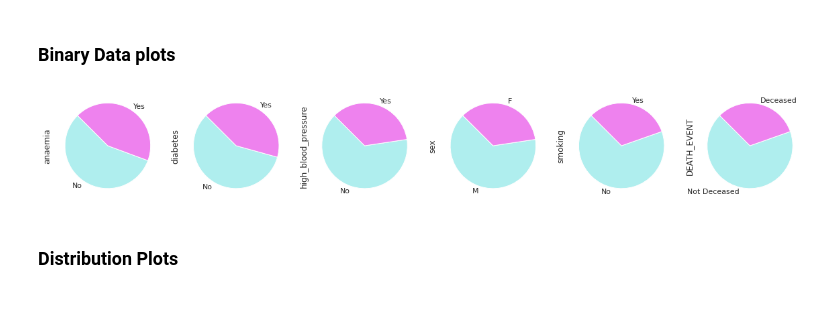
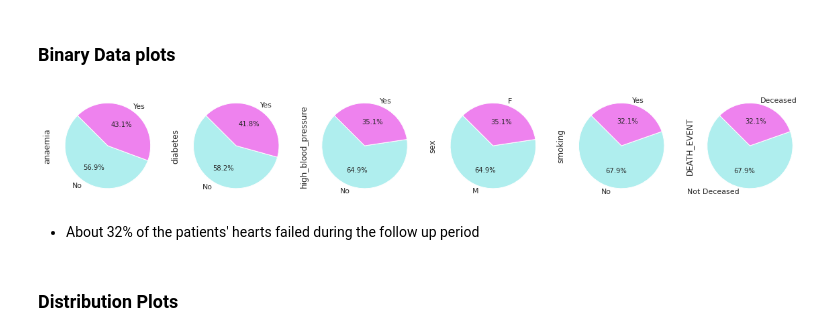
Before and after one commit to yash9904/heart-failure-prediction, a Jupyter notebook: heart_failure_prediction.ipynb, the cells around one changed output. Saved outputs shown, nothing was run; the diff lists cells and outputs as text; code cells hidden in the pictures; blank space fills up the shorter version.

```diff
--- a/heart_failure_prediction.ipynb
+++ b/heart_failure_prediction.ipynb
@@ -116,15 +99,17 @@ plt.show()
 # %%
 colorlist=['paleturquoise','violet']
 N_col = ['anaemia','diabetes','high_blood_pressure','sex','smoking','DEATH_EVENT']
 plt.figure(figsize=(20,60), facecolor='white')
 plotnum=1
 for col in N_col:
     ax=plt.subplot(1,6,plotnum)
-    raw_data[col].value_counts().plot.pie(colors=colorlist,startangle=135)
+    raw_data[col].value_counts().plot.pie(colors=colorlist,startangle=135,autopct='%0.1f%%')
     plotnum+=1
 plt.show()
 # %% [output]
-[figure, old version]
+[figure, new version]
+# %% [markdown]
+* About 32% of the patients' hearts failed during the follow up period
 # %% [markdown]
 ### Distribution Plots
 # %%
```
Also changed, not shown: parts of 2 cells of this notebook.
